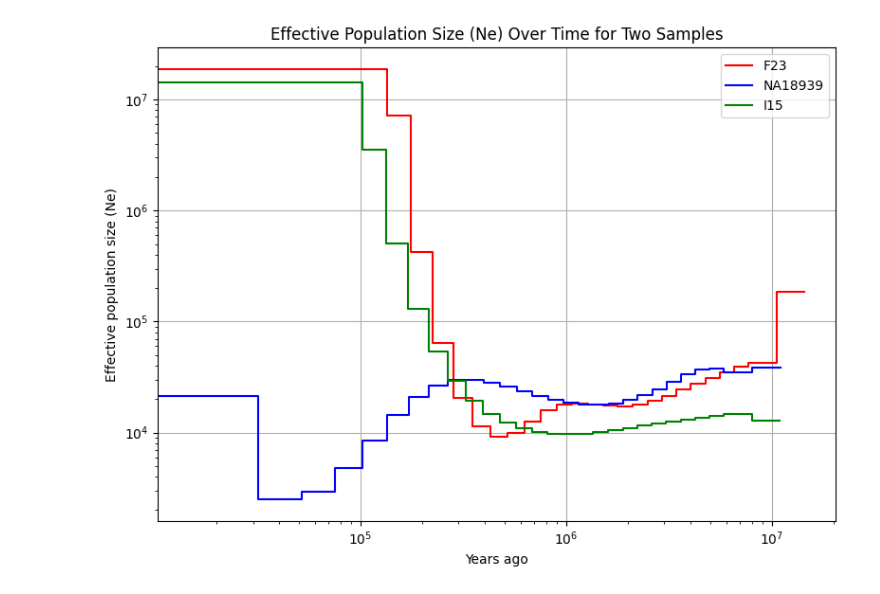
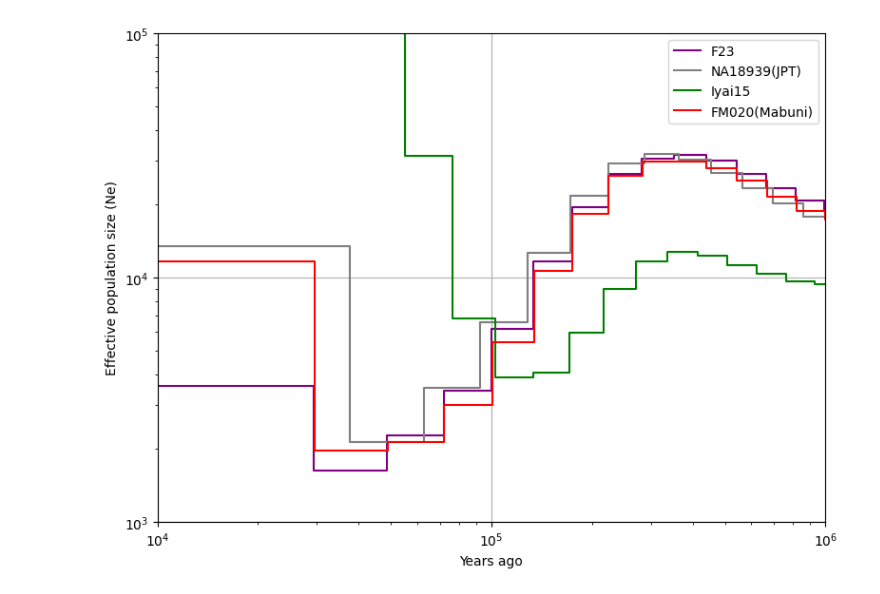
Before and after one commit to humgendiv/mkato-jomon, a Jupyter notebook: 2-msmc/2-4-1-popsize_plot.ipynb, the cells around one changed output. Saved outputs shown, nothing was run; the diff lists cells and outputs as text; code cells hidden in the pictures.

```diff
--- a/2-msmc/2-4-1-popsize_plot.ipynb
+++ b/2-msmc/2-4-1-popsize_plot.ipynb
@@ -6,45 +6,45 @@ import matplotlib.pyplot as plt
 mu = 1.25e-8
 gen = 30
 
 # Function to read and process MSMC2 data
-def process_msmc2_data(file_path):
+def process_msmc2_data(sample_name):
+    file_path = f'/home/mkato/hdd_data/data/2-msmc/{sample_name}/effective_population_size_file/{sample_name}.msmc2.final.txt'
     df = pd.read_csv(file_path, delimiter='\t')
     df['Years_ago'] = df['left_time_boundary'] / mu * gen
     df['Ne'] = (1 / df['lambda']) / (2 * mu)
     return df
 
-
-def return_df(sample_name):
-    file_path = f'/home/mkato/hdd_data/data/2-msmc/{sample_name}/effective_population_size_file/{sample_name}.msmc2.final.txt'
-    return process_msmc2_data(file_path)
 # Read and process the data
-df1 = return_df('F23')
-df2 = return_df('NA18939_updated')
-df3 = return_df('I15')
+df1 = process_msmc2_data('F23')
+df2 = process_msmc2_data('NA18939')
+df3 = process_msmc2_data('I15')
+df4 = process_msmc2_data('FM020_sorted')
 
 # Plotting both datasets on the same graph
 plt.figure(figsize=(8, 6))
-plt.step(df1['Years_ago'], df1['Ne'], where='post', color='red', label='F23')
-plt.step(df2['Years_ago'], df2['Ne'], where='post', color='blue', label='NA18939')
-plt.step(df3['Years_ago'], df3['Ne'], where='post', color='green', label='I15')
+plt.step(df1['Years_ago'], df1['Ne'], where='post', color='purple', label='F23')
+plt.step(df2['Years_ago'], df2['Ne'], where='post', color='gray', label='NA18939(JPT)')
+plt.step(df3['Years_ago'], df3['Ne'], where='post', color='green', label='Iyai15')
+plt.step(df4['Years_ago'], df4['Ne'], where='post', color='red', label='FM020(Mabuni)')
+
 
 # Set log scale for both axes and axis limits
 plt.xscale('log')
 plt.yscale('log')
-#plt.xlim(10**4, 10**6)
-#plt.ylim(10**3, 10**5)
+plt.xlim(10**4, 10**6)
+plt.ylim(10**3, 10**5)
 
 # Adding labels and title
 plt.xlabel('Years ago')
 plt.ylabel('Effective population size (Ne)')
-plt.title('Effective Population Size (Ne) Over Time for Two Samples')
+#plt.title('Effective Population Size (Ne)')
 
 # Adding the legend
 plt.legend(loc='upper right')
 
 # Show the grid and plot
 plt.grid(True)
 plt.tight_layout()
 plt.show()
 # %% [output]
-[figure, old version]
+[figure, new version]
```
Also changed, not shown: parts of 1 cell of this notebook, 5 other files.
